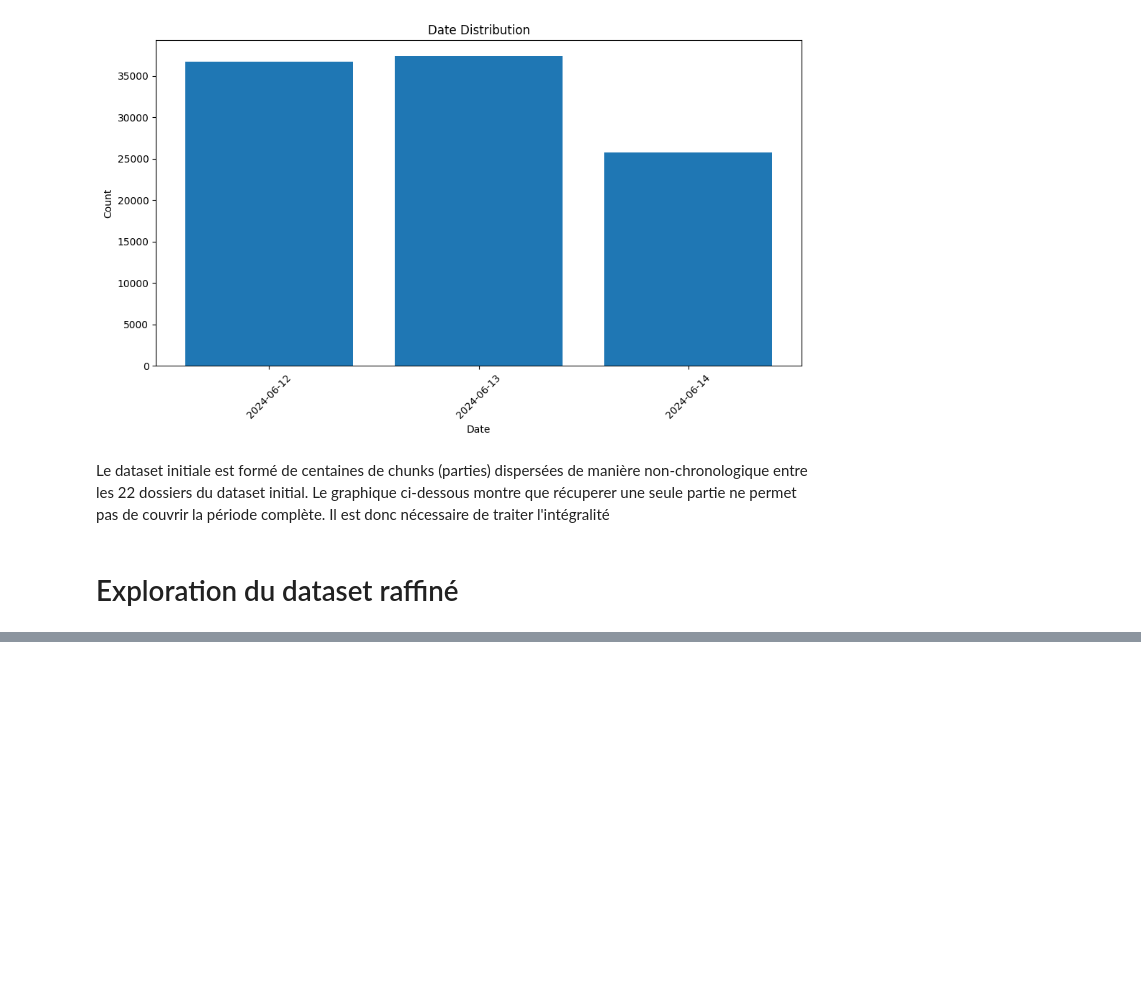
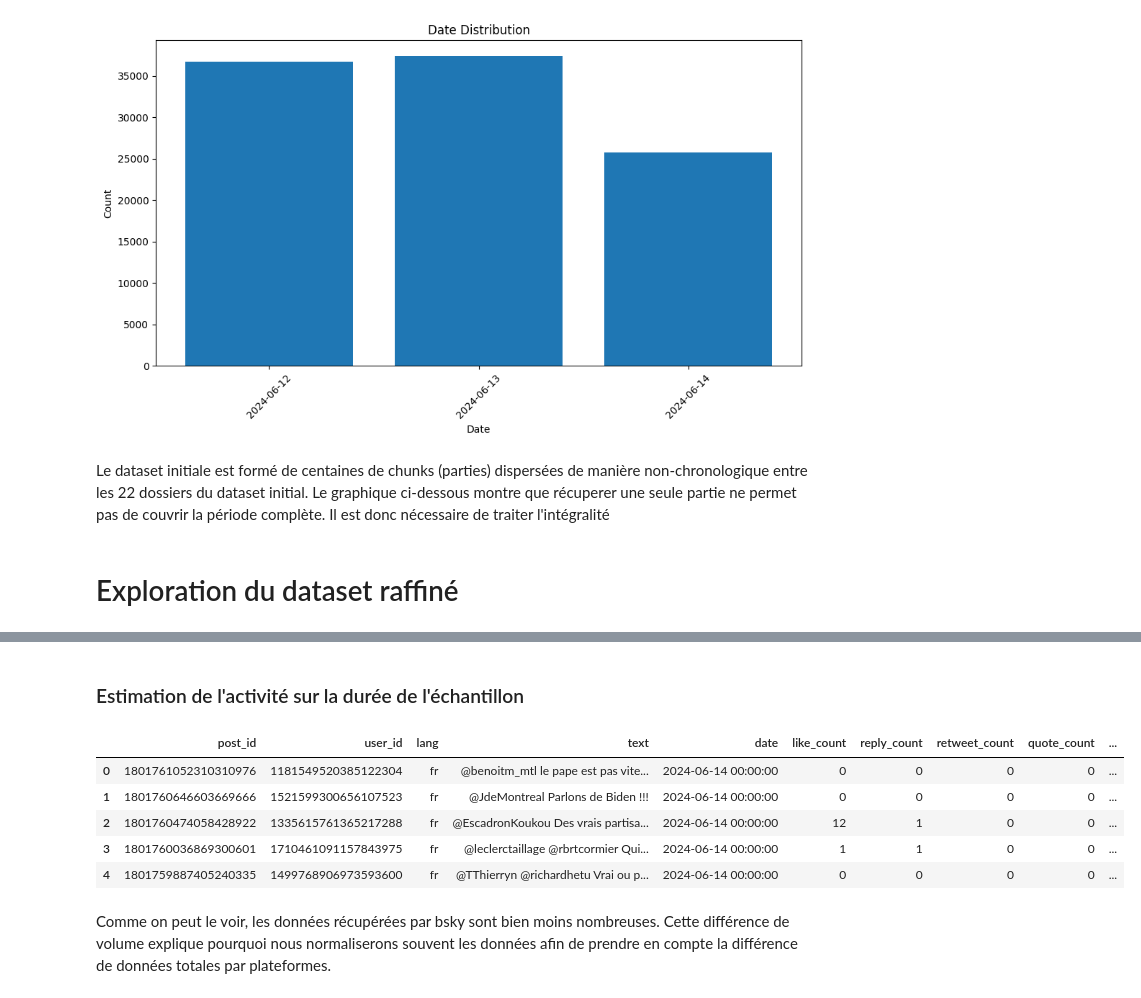
Before and after one commit to Cle07/hn-projet-x-bsky, a Jupyter notebook: explo.ipynb, the cells around one changed output, grey strips where cells are left out. Saved outputs shown, nothing was run; the diff lists cells and outputs as text; code cells hidden in the pictures; blank space fills up the shorter version.

```diff
--- a/explo.ipynb
+++ b/explo.ipynb
@@ -227,3 +228,8 @@ plt.show()
 Le dataset initiale est formé de centaines de chunks (parties) dispersées de manière non-chronologique entre les 22 dossiers du dataset initial. Le graphique ci-dessous montre que récuperer une seule partie ne permet pas de couvrir la période complète. Il est donc nécessaire de traiter l'intégralité
 # %% [markdown]
 # Exploration du dataset raffiné
+# %%
+x_user_dataset = pd.read_parquet("data/x_user.parquet")
+x_post_dataset = pd.read_parquet("data/x_post.parquet")
+bsky_user_dataset = pd.read_parquet("data/bsky_user.parquet")
+bsky_post_dataset = pd.read_parquet("data/bsky_post.parquet")
@@ -229,0 +256,27 @@ Le dataset initiale est formé de centaines de chunks (parties) dispersées de m
+# %% [markdown]
+### Estimation de l'activité sur la durée de l'échantillon
+# %%
+# Create a copy of each dataset and add platform column
+x_posts = x_post_dataset.copy()
+x_posts['platform'] = 'x'
+
+bsky_posts = bsky_post_dataset.copy()
+bsky_posts['platform'] = 'bsky'
+
+# Concatenate the dataframes
+merged_posts = pd.concat([x_posts, bsky_posts], ignore_index=True)
+
+# Add activity column
+merged_posts['activity'] = (merged_posts['reply_count'] +
+                          merged_posts['retweet_count'] +
+                          merged_posts['quote_count'] +
+                          merged_posts['like_count'])
+
+merged_posts.head()
+# %% [output]
+|  | post_id | user_id | lang | text | date | like_count | reply_count | retweet_count | quote_count | ... |
+| 0 | 1801761052310310976 | 1181549520385122304 | fr | @benoitm_mtl le pape est pas vite... | 2024-06-14 00:00:00 | 0 | 0 | 0 | 0 | ... |
+| 1 | 1801760646603669666 | 1521599300656107523 | fr | @JdeMontreal Parlons de Biden !!! | 2024-06-14 00:00:00 | 0 | 0 | 0 | 0 | ... |
+| 2 | 1801760474058428922 | 1335615761365217288 | fr | @EscadronKoukou Des vrais partisa... | 2024-06-14 00:00:00 | 12 | 1 | 0 | 0 | ... |
+| 3 | 1801760036869300601 | 1710461091157843975 | fr | @leclerctaillage @rbrtcormier Qui... | 2024-06-14 00:00:00 | 1 | 1 | 0 | 0 | ... |
+| 4 | 1801759887405240335 | 1499768906973593600 | fr | @TThierryn @richardhetu Vrai ou p... | 2024-06-14 00:00:00 | 0 | 0 | 0 | 0 | ... |
@@ -229,0 +296,2 @@ Le dataset initiale est formé de centaines de chunks (parties) dispersées de m
+# %% [markdown]
+Comme on peut le voir, les données récupérées par bsky sont bien moins nombreuses. Cette différence de volume explique pourquoi nous normaliserons souvent les données afin de prendre en compte la différence de données totales par plateformes.
```
Also changed, not shown: parts of 13 cells of this notebook, 7 other files.
